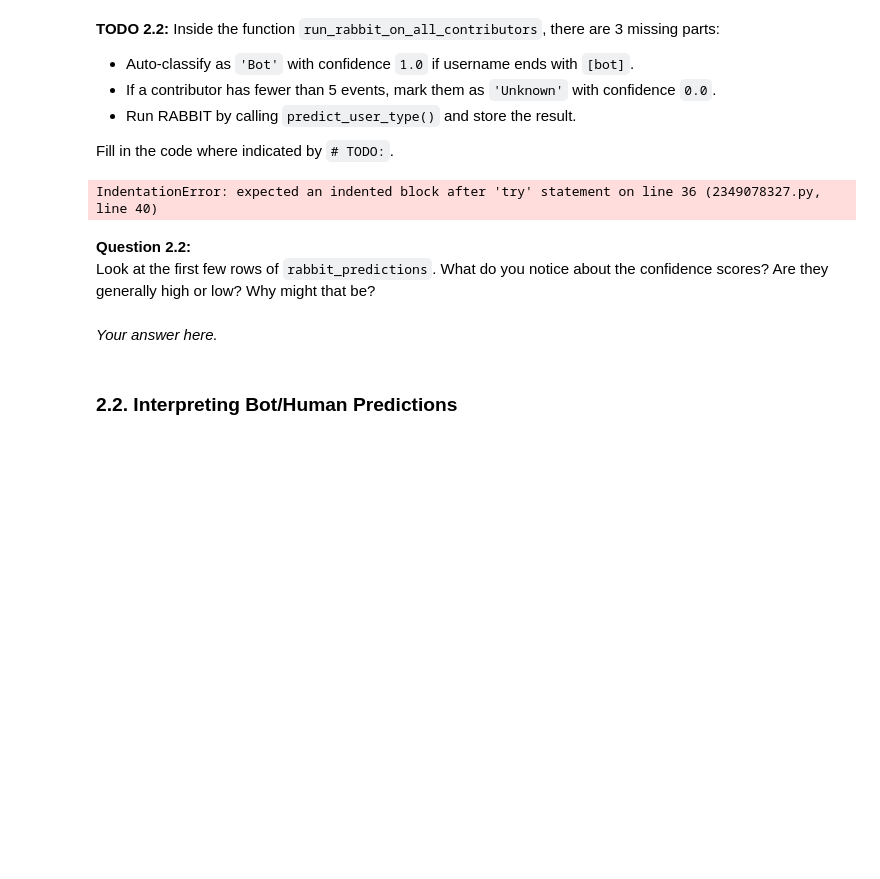
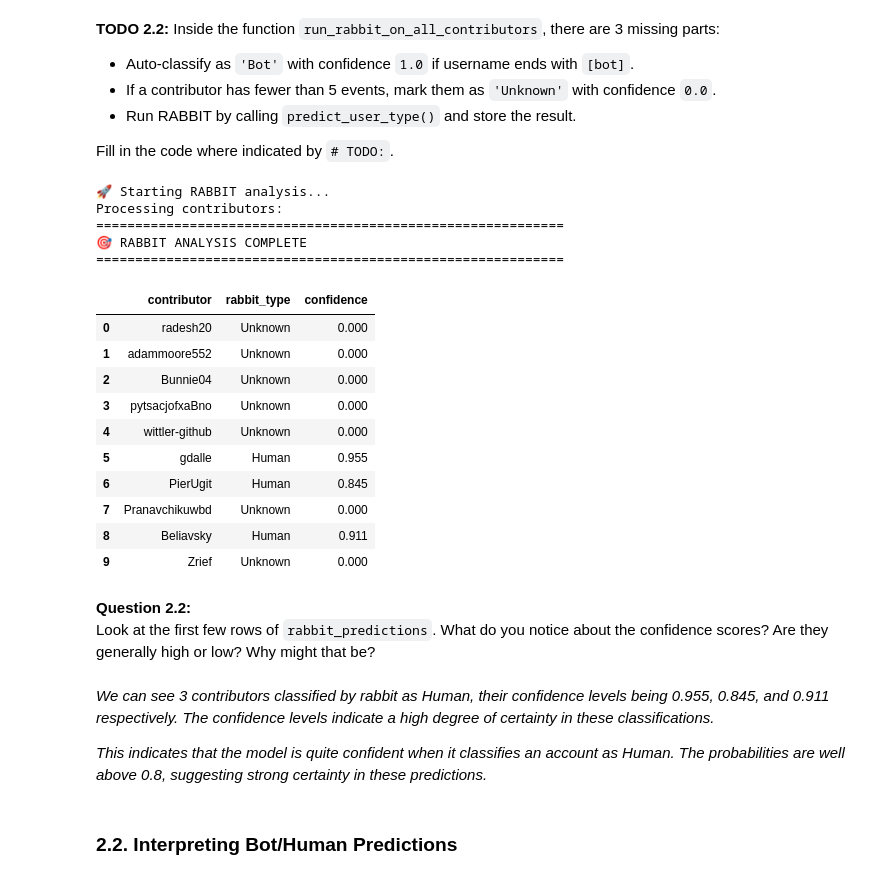
Before and after one commit to alan-altruy/Software-Evolution-Practical-Bots, a Jupyter notebook: Bots-Template.ipynb, the cells around one changed output. Saved outputs shown, nothing was run; the diff lists cells and outputs as text; code cells hidden in the pictures; blank space fills up the shorter version.

Commit message:
Answer to Q2.2

```diff
--- a/Bots-Template.ipynb
+++ b/Bots-Template.ipynb
@@ -583,47 +583,79 @@ def run_rabbit_on_all_contributors():
         if contributor.endswith('[bot]'):
             # TODO: Append Bot result with confidence 1.0 and continue
             # Your code here...
-
+            results.append({
+                'contributor': contributor,
+                'rabbit_type': 'Bot',
+                'confidence': 1.0
+            })
             continue
 
         # Load events
         events = load_contributor_events(contributor)
 
         if len(events) < 5:
             # TODO: Append Unknown result with confidence 0.0 and continue
             # Your code here...
-
+            results.append({
+                'contributor': contributor,
+                'rabbit_type': 'Unknown',
+                'confidence': 0.0
+            })
             continue
 
         # Run RABBIT prediction
         try:
             # TODO: Call predict_user_type() and append the result
             # Your code here...
+            predictor = ONNXPredictor()
+            result = predict_user_type(str(contributor), events, predictor)
+            results.append({
+                'contributor': result.contributor,
+                'rabbit_type': result.user_type,
+                'confidence': result.confidence
+            })
 
         except Exception as e:
             print(f"\n❌ Error processing {contributor}: {e}")
             results.append({
                 'contributor': contributor,
                 'rabbit_type': 'Error',
                 'confidence': 0.0
             })
 
     return pd.DataFrame(results)
 
 # Run the analysis (this may take a minute or two)
 rabbit_predictions = run_rabbit_on_all_contributors()
 
 print("\n" + "="*60)
 print("🎯 RABBIT ANALYSIS COMPLETE")
 print("="*60)
 display(rabbit_predictions.head(10))
 # %% [output]
-IndentationError: expected an indented block after 'try' statement on line 36 (2349078327.py, line 40)
+🚀 Starting RABBIT analysis...
+Processing contributors:
+============================================================
+🎯 RABBIT ANALYSIS COMPLETE
+============================================================
+|  | contributor | rabbit_type | confidence |
+| 0 | radesh20 | Unknown | 0.000 |
+| 1 | adammoore552 | Unknown | 0.000 |
+| 2 | Bunnie04 | Unknown | 0.000 |
+| 3 | pytsacjofxaBno | Unknown | 0.000 |
+| 4 | wittler-github | Unknown | 0.000 |
+| 5 | gdalle | Human | 0.955 |
+| 6 | PierUgit | Human | 0.845 |
+| 7 | Pranavchikuwbd | Unknown | 0.000 |
+| 8 | Beliavsky | Human | 0.911 |
+| 9 | Zrief | Unknown | 0.000 |
 # %% [markdown]
 **Question 2.2:**
 Look at the first few rows of `rabbit_predictions`. What do you notice about the confidence scores? Are they generally high or low? Why might that be?
 # %% [markdown]
-*Your answer here.*
+*We can see 3 contributors classified by rabbit as Human, their confidence levels being 0.955, 0.845, and 0.911 respectively. The confidence levels indicate a high degree of certainty in these classifications.*
+
+*This indicates that the model is quite confident when it classifies an account as Human. The probabilities are well above 0.8, suggesting strong certainty in these predictions.*
 # %% [markdown]
 ### 2.2. Interpreting Bot/Human Predictions
 # %% [markdown]
```
Also changed, not shown: parts of 27 cells of this notebook.
